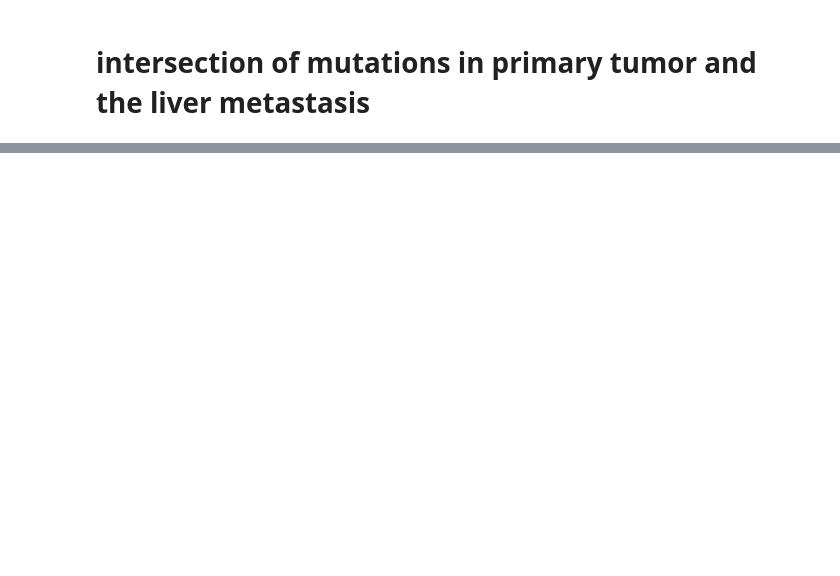
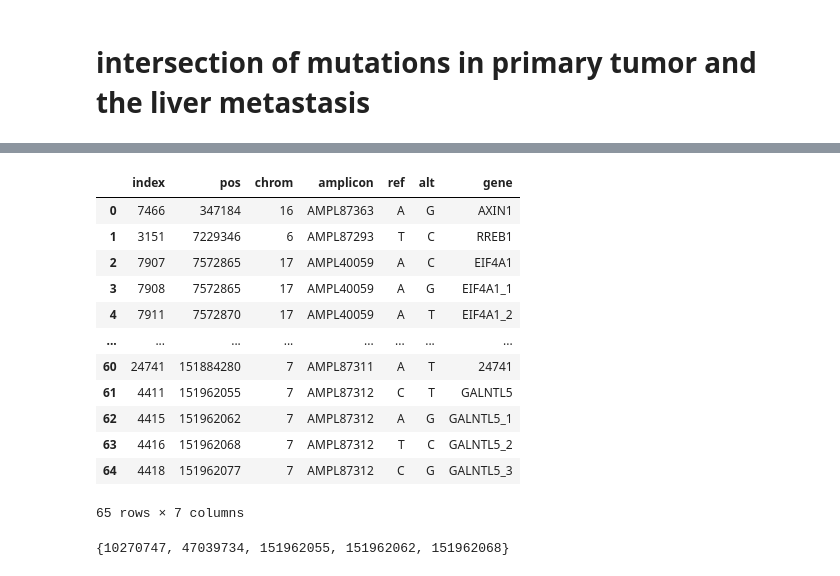
Before and after one commit to haochenz96/tap_cn_calling, a Jupyter notebook: cross_sample_analysis.ipynb, the cells around one changed output, grey strips where cells are left out. Drawn from its saved outputs; the diff is of its cells as text; code cells hidden in the pictures; blank space fills up the shorter version.

```diff
--- a/cross_sample_analysis.ipynb
+++ b/cross_sample_analysis.ipynb
@@ -37,0 +64,20 @@ plt.savefig('figures/patient2_snv_venn_diagram.pdf', bbox_inches='tight')
+# %%
+df_liver_met
+# %% [output]
+|  | index | pos | chrom | amplicon | ref | alt | gene |
+| 0 | 7466 | 347184 | 16 | AMPL87363 | A | G | AXIN1 |
+| 1 | 3151 | 7229346 | 6 | AMPL87293 | T | C | RREB1 |
+| 2 | 7907 | 7572865 | 17 | AMPL40059 | A | C | EIF4A1 |
+| 3 | 7908 | 7572865 | 17 | AMPL40059 | A | G | EIF4A1_1 |
+| 4 | 7911 | 7572870 | 17 | AMPL40059 | A | T | EIF4A1_2 |
+| ... | ... | ... | ... | ... | ... | ... | ... |
+| 60 | 24741 | 151884280 | 7 | AMPL87311 | A | T | 24741 |
+| 61 | 4411 | 151962055 | 7 | AMPL87312 | C | T | GALNTL5 |
+| 62 | 4415 | 151962062 | 7 | AMPL87312 | A | G | GALNTL5_1 |
+| 63 | 4416 | 151962068 | 7 | AMPL87312 | T | C | GALNTL5_2 |
+| 64 | 4418 | 151962077 | 7 | AMPL87312 | C | G | GALNTL5_3 |
+65 rows × 7 columns
+# %%
+set(df_liver_met.pos).intersection(set(df_primary.pos)) - set(df_liver_met.pos).intersection(set(df_primary.pos).intersection(set(df_e1.pos)))
+# %% [output]
+{10270747, 47039734, 151962055, 151962062, 151962068}
```
Also changed, not shown: parts of 20 cells of this notebook, 3 other files.
